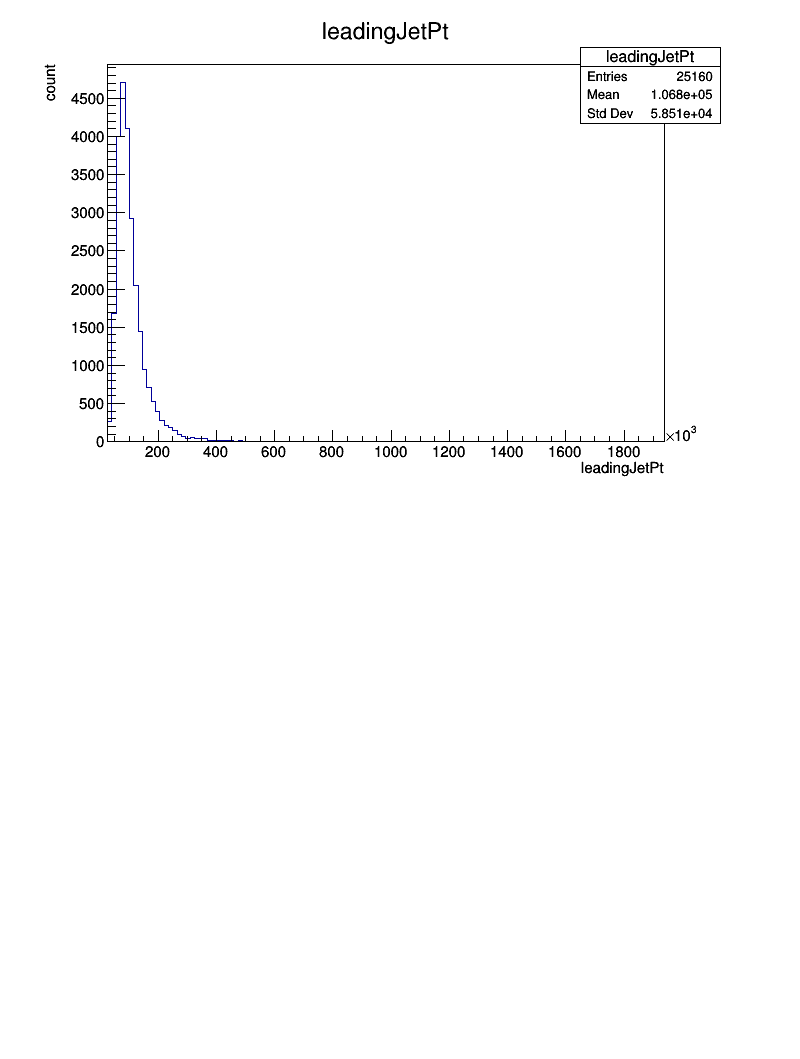
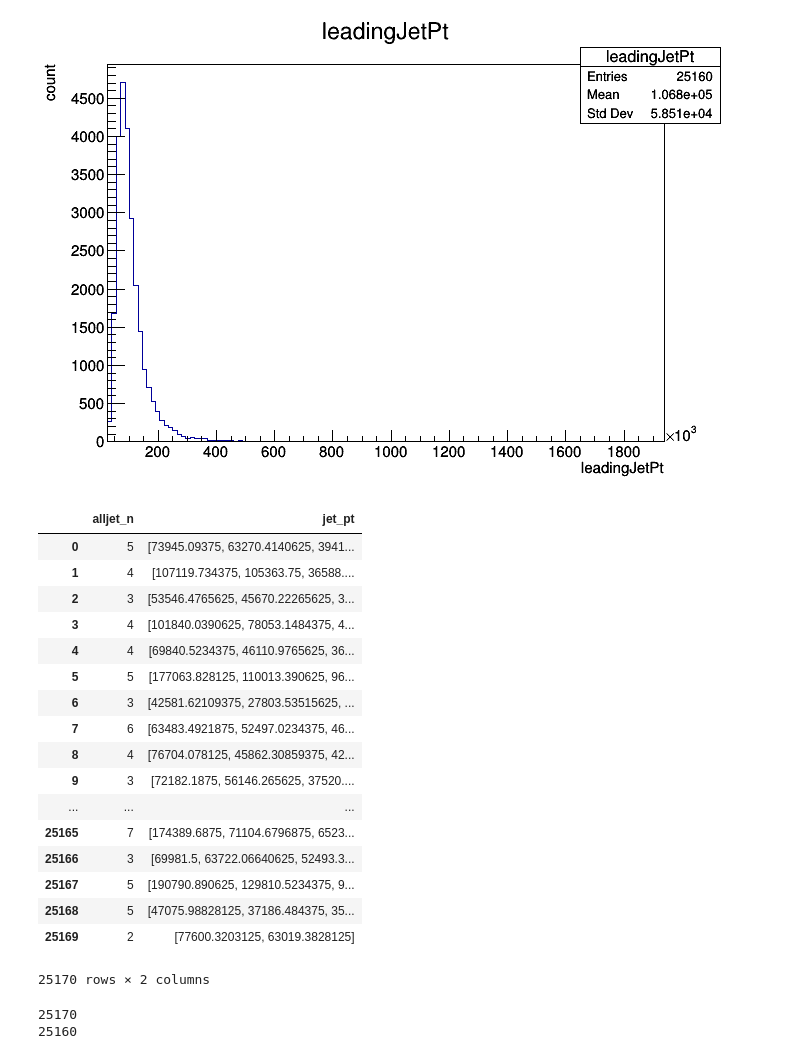
Before and after one commit to shefmarkh/ROOTSheffieldTeachingMaterial2020, a Jupyter notebook: Lecture5/Lecture5.ipynb, the cells around one changed output. Drawn from its saved outputs; the diff is of its cells as text; code cells hidden in the pictures; blank space fills up the shorter version.

Commit message:
Major update to Lecture5.

```diff
--- a/Lecture5/Lecture5.ipynb
+++ b/Lecture5/Lecture5.ipynb
@@ -62,0 +91,36 @@ myPythonCanvas.Draw()
+# %%
+#Can we make this more pythonic? Yes we can translate to python numpy arrays and eventually a pandas data frame
+myArray = myPythonDataFrame.AsNumpy(columns=["alljet_n","jet_pt"])
+import pandas
+df = pandas.DataFrame(myArray)
+# %%
+#This looks familiar from Lecture 4, where we got a panda dataframe via uproot
+df
+# %% [output]
+|  | alljet_n | jet_pt |
+| 0 | 5 | [73945.09375, 63270.4140625, 3941... |
+| 1 | 4 | [107119.734375, 105363.75, 36588.... |
+| 2 | 3 | [53546.4765625, 45670.22265625, 3... |
+| 3 | 4 | [101840.0390625, 78053.1484375, 4... |
+| 4 | 4 | [69840.5234375, 46110.9765625, 36... |
+| 5 | 5 | [177063.828125, 110013.390625, 96... |
+| 6 | 3 | [42581.62109375, 27803.53515625, ... |
+| 7 | 6 | [63483.4921875, 52497.0234375, 46... |
+| 8 | 4 | [76704.078125, 45862.30859375, 42... |
+| 9 | 3 | [72182.1875, 56146.265625, 37520.... |
+| ... | ... | ... |
+| 25165 | 7 | [174389.6875, 71104.6796875, 6523... |
+| 25166 | 3 | [69981.5, 63722.06640625, 52493.3... |
+| 25167 | 5 | [190790.890625, 129810.5234375, 9... |
+| 25168 | 5 | [47075.98828125, 37186.484375, 35... |
+| 25169 | 2 | [77600.3203125, 63019.3828125] |
+25170 rows × 2 columns
+# %%
+#Lets count how many events we have - Count() returns a RResultPtr
+#https://root.cern/doc/master/classROOT_1_1RDF_1_1RResultPtr.html
+#which has a method GetValue() which returns the value the smart pointer points to
+print(myPythonDataFrame.Count().GetValue())
+print(myPythonDataFrame.Filter("alljet_n>0").Count().GetValue())
+# %% [output]
+25170
+25160
```
Also changed, not shown: parts of 4 cells of this notebook.
